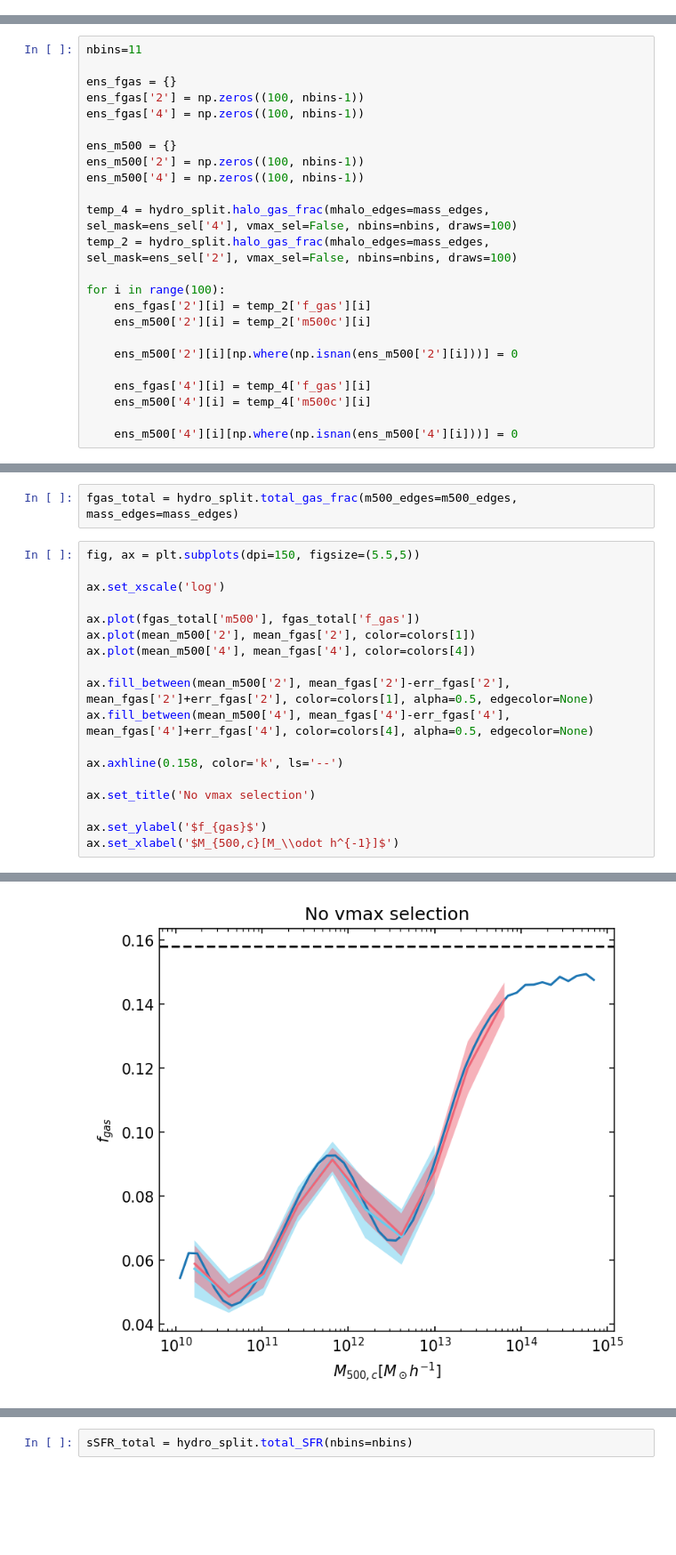
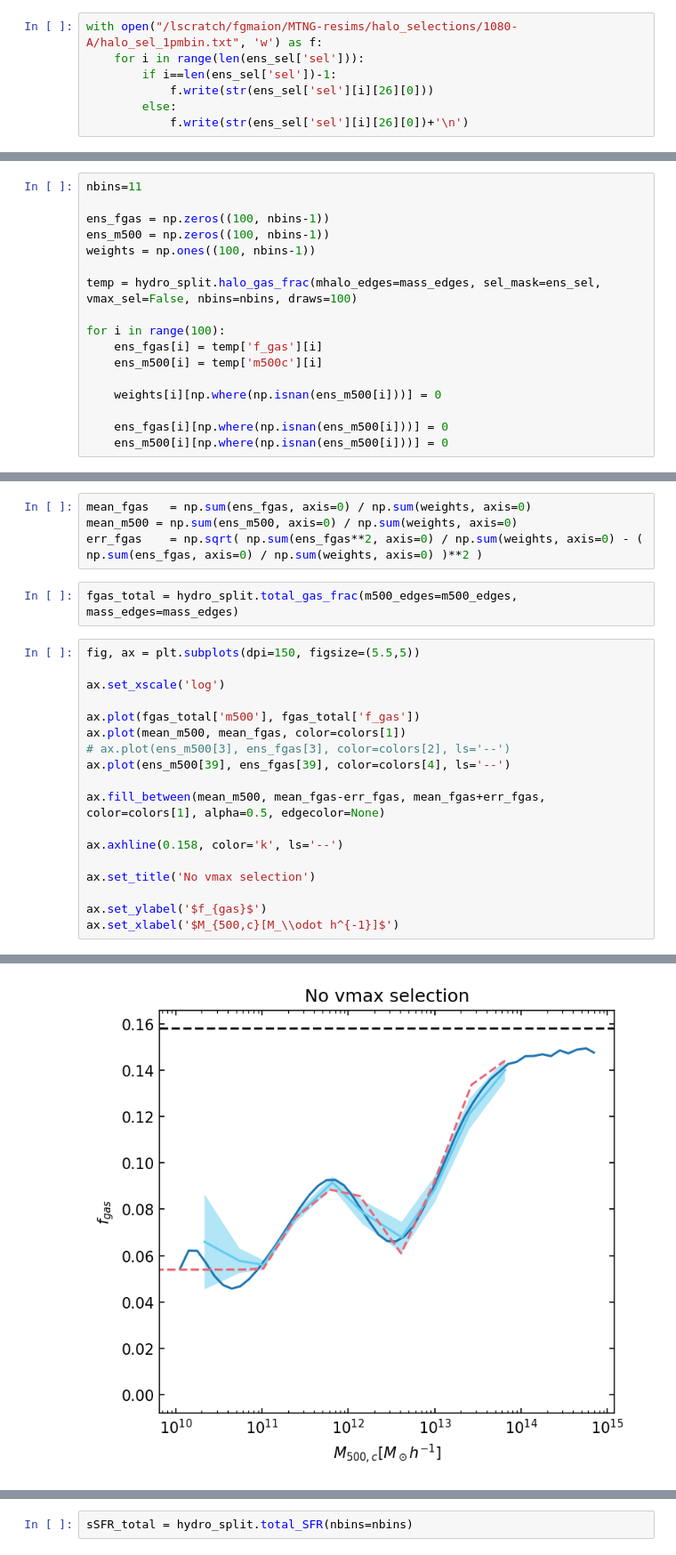
Before and after one commit to fgmaion/MTNG-resims, a Jupyter notebook: Notebooks/estimate_halo_number_DM-MTNG.ipynb, the cells around one changed output, grey strips where cells are left out. Shown at 89% size. Saved outputs shown, nothing was run; the diff lists cells and outputs as text; blank space fills up the shorter version.

```diff
--- a/Notebooks/estimate_halo_number_DM-MTNG.ipynb
+++ b/Notebooks/estimate_halo_number_DM-MTNG.ipynb
@@ -315,3 +226,10 @@ centers_total = 0.5 * (bins_total[1:] + bins_total[:-1])
+# %%
+with open("/lscratch/fgmaion/MTNG-resims/halo_selections/1080-A/halo_sel_1pmbin.txt", 'w') as f:
+    for i in range(len(ens_sel['sel'])):
+        if i==len(ens_sel['sel'])-1:
+            f.write(str(ens_sel['sel'][i][26][0]))
+        else:
+            f.write(str(ens_sel['sel'][i][26][0])+'\n')
 # %%
 fig = plt.figure(dpi=200, figsize=(5.5,5))
 
@@ -432,24 +296,17 @@ m500_edges = np.array(list(zip(m500_bins[:-1], m500_bins[1:])))
 # %%
 nbins=11
 
-ens_fgas = {}
-ens_fgas['2'] = np.zeros((100, nbins-1))
-ens_fgas['4'] = np.zeros((100, nbins-1))
+ens_fgas = np.zeros((100, nbins-1))
+ens_m500 = np.zeros((100, nbins-1))
+weights = np.ones((100, nbins-1))
 
-ens_m500 = {}
-ens_m500['2'] = np.zeros((100, nbins-1))
-ens_m500['4'] = np.zeros((100, nbins-1))
-
-temp_4 = hydro_split.halo_gas_frac(mhalo_edges=mass_edges, sel_mask=ens_sel['4'], vmax_sel=False, nbins=nbins, draws=100)
-temp_2 = hydro_split.halo_gas_frac(mhalo_edges=mass_edges, sel_mask=ens_sel['2'], vmax_sel=False, nbins=nbins, draws=100)
+temp = hydro_split.halo_gas_frac(mhalo_edges=mass_edges, sel_mask=ens_sel, vmax_sel=False, nbins=nbins, draws=100)
 
 for i in range(100):
-    ens_fgas['2'][i] = temp_2['f_gas'][i]
-    ens_m500['2'][i] = temp_2['m500c'][i]
+    ens_fgas[i] = temp['f_gas'][i]
+    ens_m500[i] = temp['m500c'][i]
 
-    ens_m500['2'][i][np.where(np.isnan(ens_m500['2'][i]))] = 0
+    weights[i][np.where(np.isnan(ens_m500[i]))] = 0
 
-    ens_fgas['4'][i] = temp_4['f_gas'][i]
-    ens_m500['4'][i] = temp_4['m500c'][i]
-
-    ens_m500['4'][i][np.where(np.isnan(ens_m500['4'][i]))] = 0
+    ens_fgas[i][np.where(np.isnan(ens_m500[i]))] = 0
+    ens_m500[i][np.where(np.isnan(ens_m500[i]))] = 0
@@ -504,23 +313,27 @@ err_fgas_vmax['4'] = np.std(ens_fgas_vmax['4'], axis=0)
+# %%
+mean_fgas   = np.sum(ens_fgas, axis=0) / np.sum(weights, axis=0)
+mean_m500 = np.sum(ens_m500, axis=0) / np.sum(weights, axis=0)
+err_fgas    = np.sqrt( np.sum(ens_fgas**2, axis=0) / np.sum(weights, axis=0) - ( np.sum(ens_fgas, axis=0) / np.sum(weights, axis=0) )**2 )
 # %%
 fgas_total = hydro_split.total_gas_frac(m500_edges=m500_edges, mass_edges=mass_edges)
 # %%
 fig, ax = plt.subplots(dpi=150, figsize=(5.5,5))
 
 ax.set_xscale('log')
 
 ax.plot(fgas_total['m500'], fgas_total['f_gas'])
-ax.plot(mean_m500['2'], mean_fgas['2'], color=colors[1])
-ax.plot(mean_m500['4'], mean_fgas['4'], color=colors[4])
+ax.plot(mean_m500, mean_fgas, color=colors[1])
+# ax.plot(ens_m500[3], ens_fgas[3], color=colors[2], ls='--')
+ax.plot(ens_m500[39], ens_fgas[39], color=colors[4], ls='--')
 
-ax.fill_between(mean_m500['2'], mean_fgas['2']-err_fgas['2'], mean_fgas['2']+err_fgas['2'], color=colors[1], alpha=0.5, edgecolor=None)
-ax.fill_between(mean_m500['4'], mean_fgas['4']-err_fgas['4'], mean_fgas['4']+err_fgas['4'], color=colors[4], alpha=0.5, edgecolor=None)
+ax.fill_between(mean_m500, mean_fgas-err_fgas, mean_fgas+err_fgas, color=colors[1], alpha=0.5, edgecolor=None)
 
 ax.axhline(0.158, color='k', ls='--')
 
 ax.set_title('No vmax selection')
 
 ax.set_ylabel('$f_{gas}$')
 ax.set_xlabel('$M_{500,c}[M_\\odot h^{-1}]$')
 # %% [output]
 Text(0.5, 0, '$M_{500,c}[M_\\odot h^{-1}]$')
-[figure, old version]
+[figure, new version]
```
Also changed, not shown: parts of 43 cells of this notebook, 1 other file.
